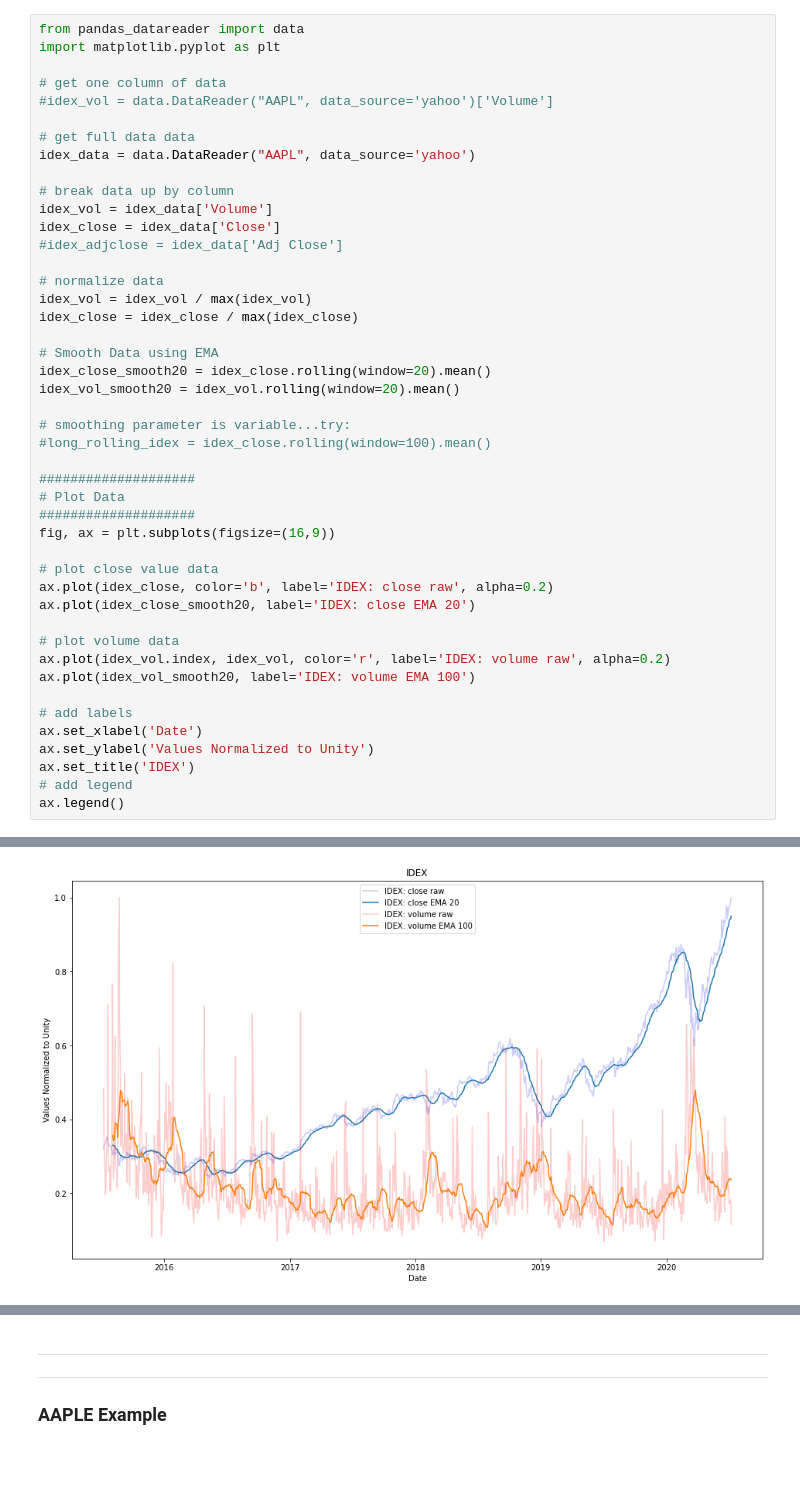
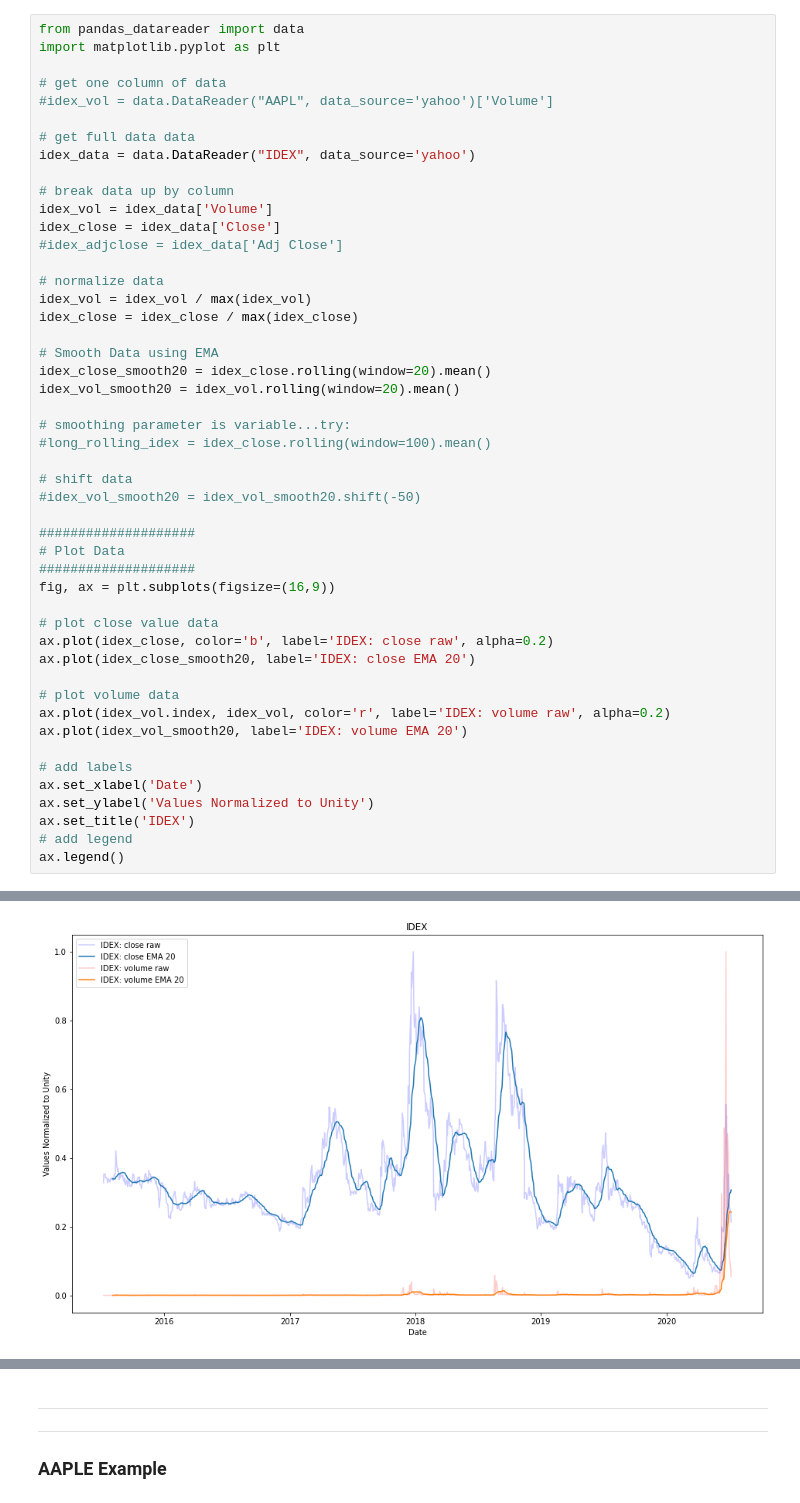
Before and after one commit to cmutnik/wiki_pages, a Jupyter notebook: stocks/Python_finance_yahoo.ipynb, the cells around one changed output, grey strips where cells are left out. Drawn from its saved outputs; the diff is of its cells as text; blank space fills up the shorter version.

Commit message:
fixed plot

```diff
--- a/stocks/Python_finance_yahoo.ipynb
+++ b/stocks/Python_finance_yahoo.ipynb
@@ -10,7 +17,7 @@ import matplotlib.pyplot as plt
 #idex_vol = data.DataReader("AAPL", data_source='yahoo')['Volume']
 
 # get full data data
-idex_data = data.DataReader("AAPL", data_source='yahoo')
+idex_data = data.DataReader("IDEX", data_source='yahoo')
 
 # break data up by column
 idex_vol = idex_data['Volume']
@@ -21,32 +28,35 @@ idex_close = idex_data['Close']
 idex_vol = idex_vol / max(idex_vol)
 idex_close = idex_close / max(idex_close)
 
 # Smooth Data using EMA
 idex_close_smooth20 = idex_close.rolling(window=20).mean()
 idex_vol_smooth20 = idex_vol.rolling(window=20).mean()
 
 # smoothing parameter is variable...try:
 #long_rolling_idex = idex_close.rolling(window=100).mean()
 
+# shift data
+#idex_vol_smooth20 = idex_vol_smooth20.shift(-50)
+
 ####################
 # Plot Data
 ####################
 fig, ax = plt.subplots(figsize=(16,9))
 
 # plot close value data
 ax.plot(idex_close, color='b', label='IDEX: close raw', alpha=0.2)
 ax.plot(idex_close_smooth20, label='IDEX: close EMA 20')
 
 # plot volume data
 ax.plot(idex_vol.index, idex_vol, color='r', label='IDEX: volume raw', alpha=0.2)
-ax.plot(idex_vol_smooth20, label='IDEX: volume EMA 100')
+ax.plot(idex_vol_smooth20, label='IDEX: volume EMA 20')
 
 # add labels
 ax.set_xlabel('Date')
 ax.set_ylabel('Values Normalized to Unity')
 ax.set_title('IDEX')
 # add legend
 ax.legend()
 # %% [output]
 <matplotlib.legend.Legend at 0x...>
-[figure, old version]
+[figure, new version]
```
Also changed, not shown: parts of 15 cells of this notebook.
